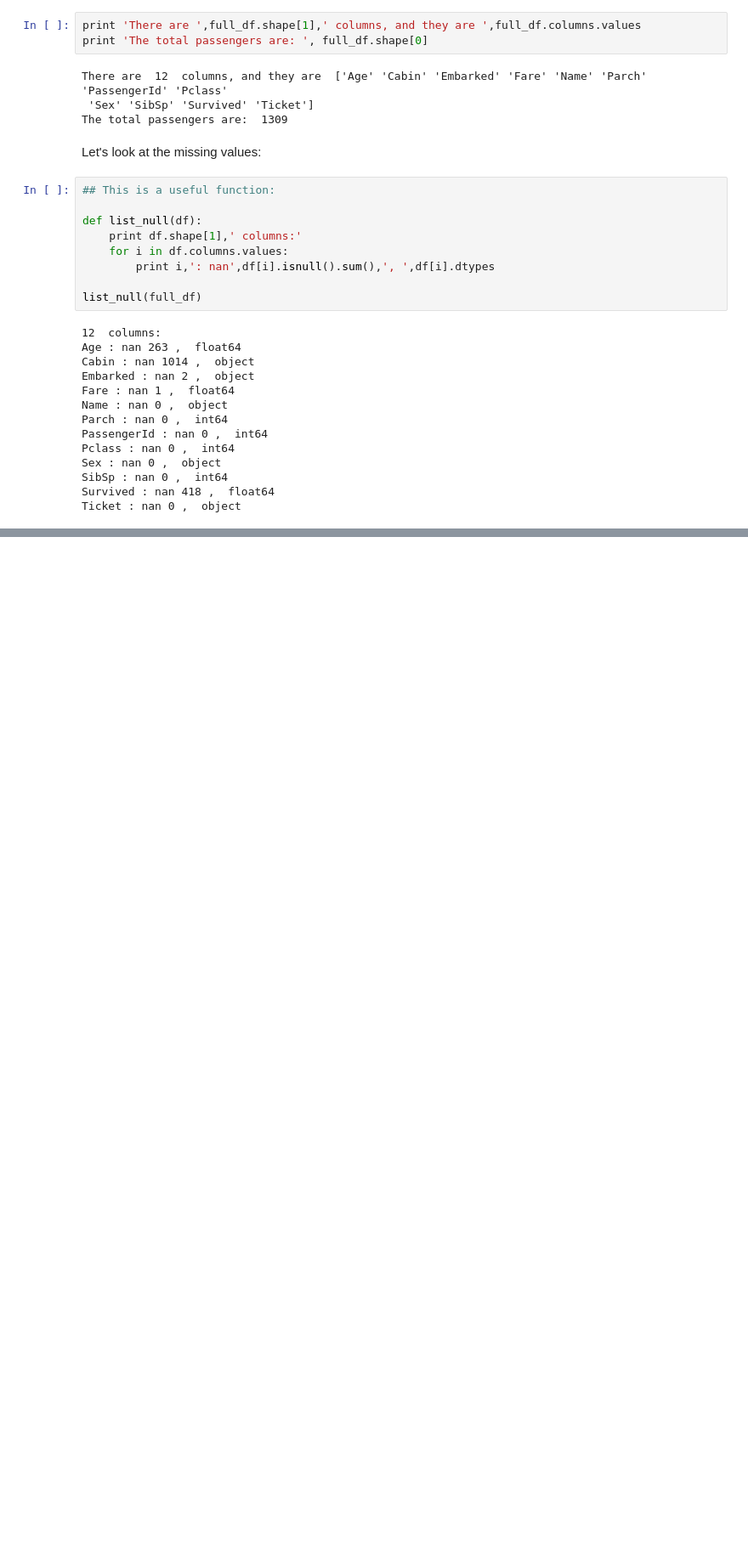
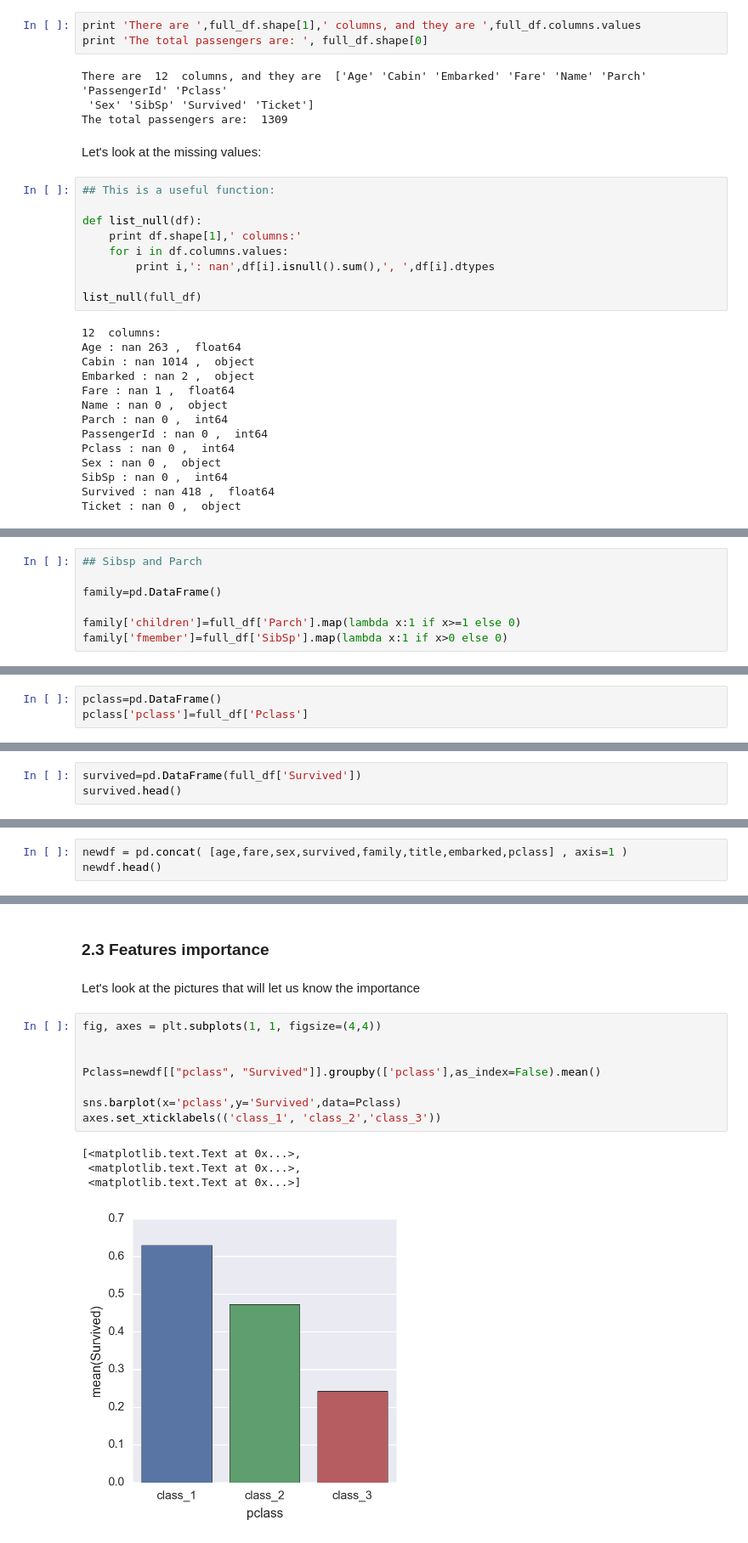
Before and after one commit to dangspin/Kaggle, a Jupyter notebook: Titanic/MyTitanic.ipynb, the cells around one changed output, grey strips where cells are left out. Shown at 85% size. Drawn from its saved outputs; the diff is of its cells as text; blank space fills up the shorter version.

```diff
--- a/Titanic/MyTitanic.ipynb
+++ b/Titanic/MyTitanic.ipynb
@@ -85,0 +197,7 @@ Ticket : nan 0 ,  object
+# %%
+## Sibsp and Parch
+
+family=pd.DataFrame()
+
+family['children']=full_df['Parch'].map(lambda x:1 if x>=1 else 0)
+family['fmember']=full_df['SibSp'].map(lambda x:1 if x>0 else 0)
@@ -85,0 +213,3 @@ Ticket : nan 0 ,  object
+# %%
+pclass=pd.DataFrame()
+pclass['pclass']=full_df['Pclass']
@@ -85,0 +218,3 @@ Ticket : nan 0 ,  object
+# %%
+survived=pd.DataFrame(full_df['Survived'])
+survived.head()
@@ -85,0 +228,3 @@ Ticket : nan 0 ,  object
+# %%
+newdf = pd.concat( [age,fare,sex,survived,family,title,embarked,pclass] , axis=1 )
+newdf.head()
@@ -85,0 +238,17 @@ Ticket : nan 0 ,  object
+# %% [markdown]
+### 2.3 Features importance
+# %% [markdown]
+Let's look at the pictures that will let us know the importance
+# %%
+fig, axes = plt.subplots(1, 1, figsize=(4,4))
+
+
+Pclass=newdf[["pclass", "Survived"]].groupby(['pclass'],as_index=False).mean()
+
+sns.barplot(x='pclass',y='Survived',data=Pclass)
+axes.set_xticklabels(('class_1', 'class_2','class_3'))
+# %% [output]
+[<matplotlib.text.Text at 0x...>,
+ <matplotlib.text.Text at 0x...>,
+ <matplotlib.text.Text at 0x...>]
+[figure, added]
```
Also changed, not shown: parts of 21 cells of this notebook.
